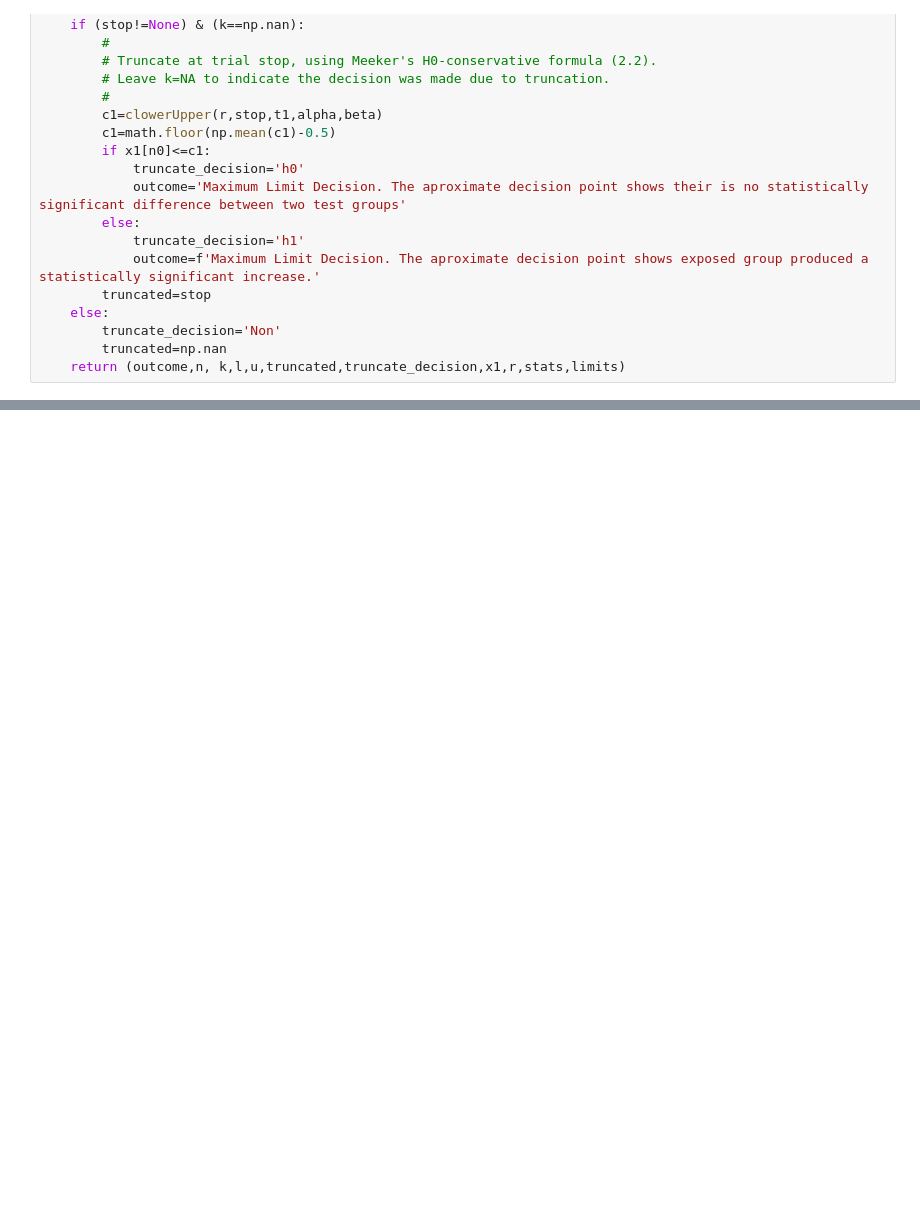
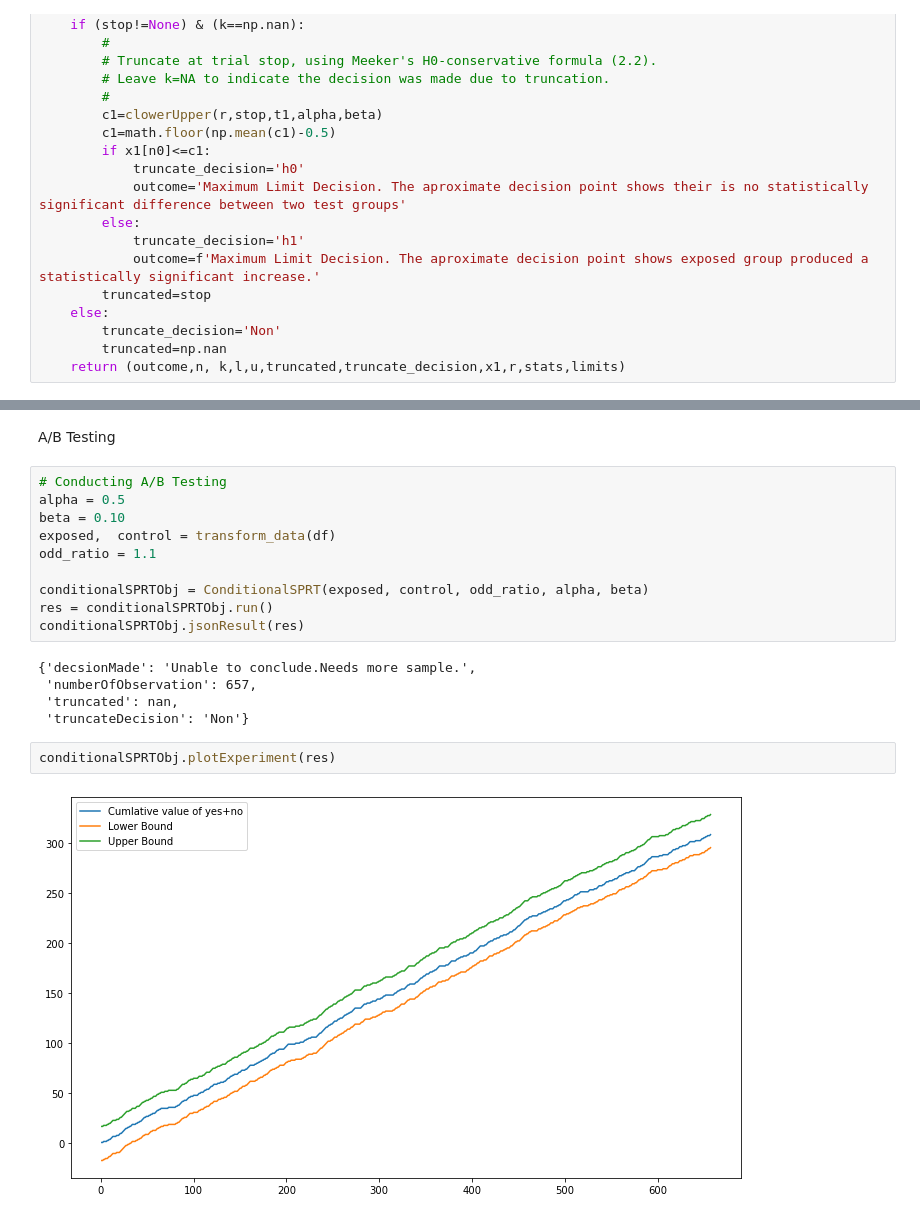
Before and after one commit to abu-bakarr/10_Academy_Week2_Group, a Jupyter notebook: notebooks/Sequential AB Testing.ipynb, the cells around one changed output, grey strips where cells are left out. Drawn from its saved outputs; the diff is of its cells as text; blank space fills up the shorter version.

Commit message:
Completed sequential A/B testing

```diff
--- a/notebooks/Sequential AB Testing.ipynb
+++ b/notebooks/Sequential AB Testing.ipynb
@@ -289,0 +332,21 @@ def conditionalSPRT(x,y,t1,alpha=0.05,beta=0.10,stop=None):
+# %% [markdown]
+A/B Testing
+# %%
+# Conducting A/B Testing
+alpha = 0.5
+beta = 0.10
+exposed,  control = transform_data(df)
+odd_ratio = 1.1
+
+conditionalSPRTObj = ConditionalSPRT(exposed, control, odd_ratio, alpha, beta)
+res = conditionalSPRTObj.run()
+conditionalSPRTObj.jsonResult(res)
+# %% [output]
+{'decsionMade': 'Unable to conclude.Needs more sample.',
+ 'numberOfObservation': 657,
+ 'truncated': nan,
+ 'truncateDecision': 'Non'}
+# %%
+conditionalSPRTObj.plotExperiment(res)
+# %% [output]
+[figure, added]
```
Also changed, not shown: parts of 1 cell of this notebook.
